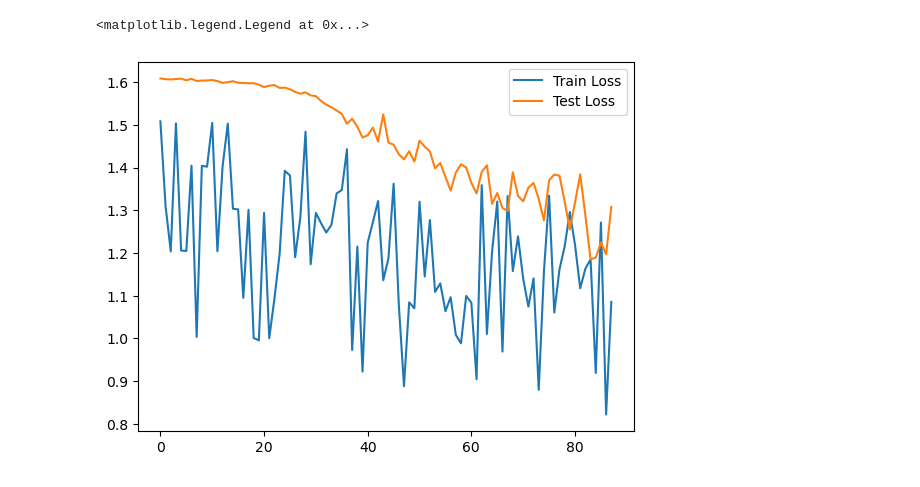
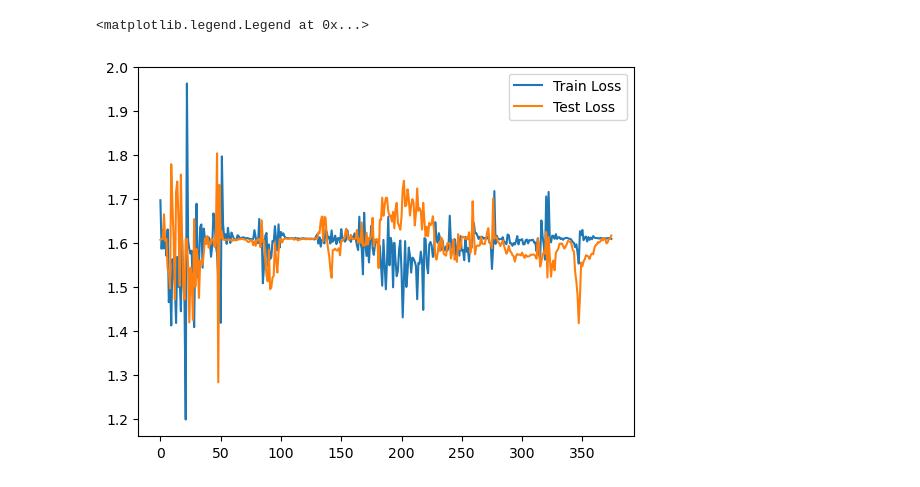
Before and after one commit to XiangcenWu/ipmi2023, a Jupyter notebook: see.ipynb, the cells around one changed output. Saved outputs shown, nothing was run; the diff lists cells and outputs as text; code cells hidden in the pictures.

```diff
--- a/see.ipynb
+++ b/see.ipynb
@@ -1,11 +1,11 @@
 # %%
 import torch
 import matplotlib.pyplot as plt
 
 
-plt.plot(torch.load("./loss_list.pt"), label="Train Loss")
-plt.plot(torch.load("./loss_list_test.pt"), label="Test Loss")
+plt.plot(torch.load("/raid/candi/xiangcen/meta_data_select/ipmi2023/loss_list_transformer_notshuffle.pt"), label="Train Loss")
+plt.plot(torch.load("/raid/candi/xiangcen/meta_data_select/ipmi2023/loss_list_test_transformer_notshuffle.pt"), label="Test Loss")
 plt.legend()
 # %% [output]
 <matplotlib.legend.Legend at 0x...>
-[figure, old version]
+[figure, new version]
```
Also changed, not shown: parts of 1 cell of this notebook, 3 other files.
